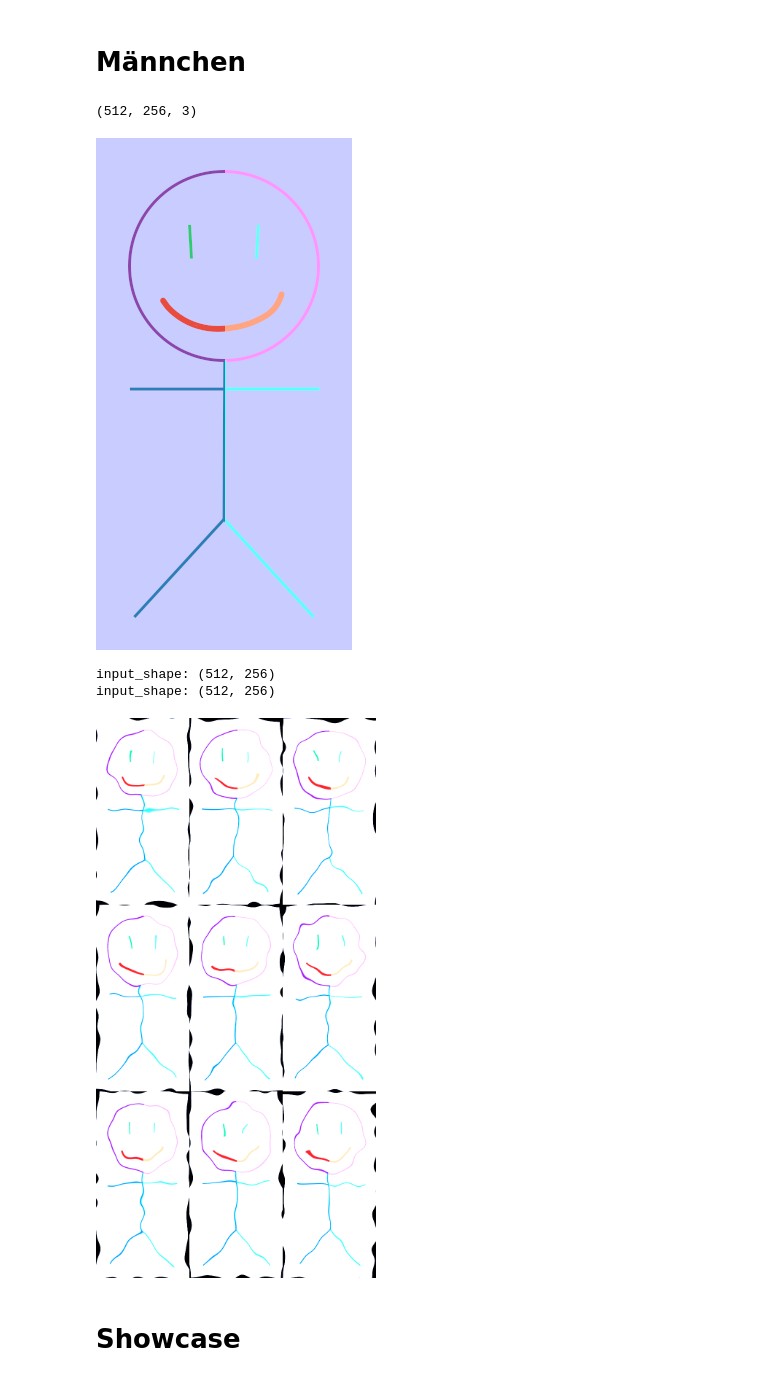
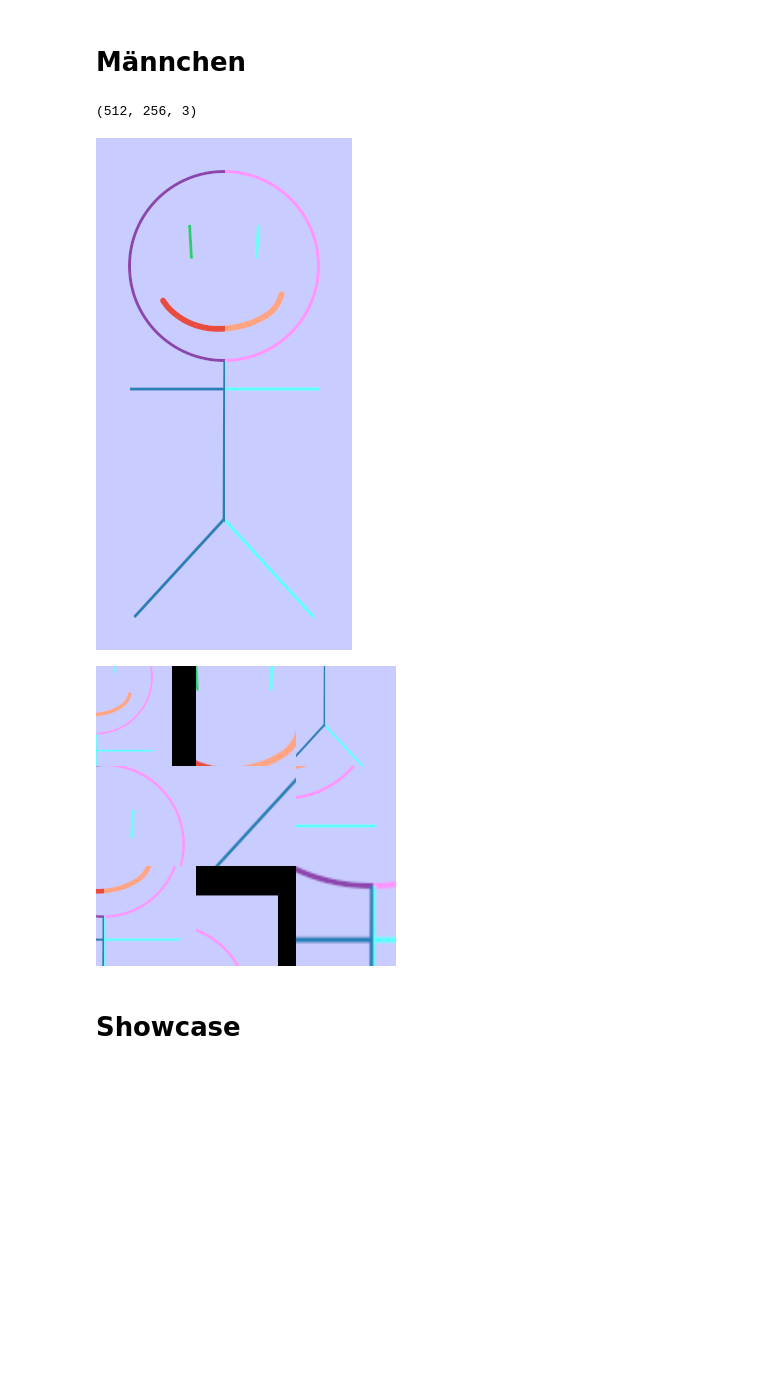
Before and after one commit to khdlr/augmax, a Jupyter notebook: Playground.ipynb, the cells around one changed output. Drawn from its saved outputs; the diff is of its cells as text; code cells hidden in the pictures; blank space fills up the shorter version.

```diff
--- a/Playground.ipynb
+++ b/Playground.ipynb
@@ -18,20 +16,21 @@ import augmax
 # %%
 def float2char(image):
-    return np.clip(127.5 * (1.0 + image), 0, 255).astype(np.uint8)
+    # return np.clip(127.5 * (1.0 + image), 0, 255).astype(np.uint8)
+    return np.clip(image * 255, 0, 255).astype(np.uint8)
 
 def augment1(image, transform, rng):
     display(img)
     data = jnp.asarray(img)
     aug  = transform(data, rng)
+    if aug.dtype == jnp.float32:
+        aug = float2char(aug)
     display(Image.fromarray(np.asarray(aug)))
 
 def augment9(image, transform, rng):
     display(img)
     data = jnp.asarray(img)
-    data = jnp.stack([data]*9, axis=0)
     subkeys = jax.random.split(rng, 9)
-    # aug  = jax.jit(jax.vmap(transform, [0, 0], 0))(data, subkeys)
-    aug  = jax.vmap(transform, [0, 0], 0)(data, subkeys)
+    aug  = jax.vmap(transform, [None, 0], 0)(data, subkeys)
     aug  = rearrange(aug, '(n1 n2) h w c -> (n1 h) (n2 w) c', n1=3, n2=3)
 
     if aug.dtype == jnp.float32:
@@ -43,33 +144,25 @@ def augment9(image, transform, rng):
 # %%
 img = Image.open('./guy.png').convert("RGB")
 
 data = jnp.asarray(img)
 rng = jax.random.PRNGKey(0)
 
 transform = augmax.TransformationChain(
     augmax.GeometricChain(
-        augmax.Warp(),
-        augmax.CenterCrop(256, 256),
-        # augmax.RandomSizedCrop(256, 256, [1, 1]),
-        # augmax.RandomSizedCrop(256, 256, [1, 2], prevent_underzoom=True),
-        # augmax.Rotate(180, p=1.0),
-        # augmax.Rotate90(),
+        augmax.RandomSizedCrop(100, 100)
     ),
     augmax.ColorspaceChain(
         augmax.ToFloat(),
-        augmax.Normalize(),
     )
 )
 
 print(data.shape)
 
 augment9(img, transform, rng)
 # %% [output]
 (512, 256, 3)
 [figure]
-input_shape: (512, 256)
-input_shape: (512, 256)
-[figure, old version]
+[figure, new version]
 # %% [markdown]
 # Showcase
 # %%
```
Also changed, not shown: parts of 10 cells of this notebook, 8 other files.
